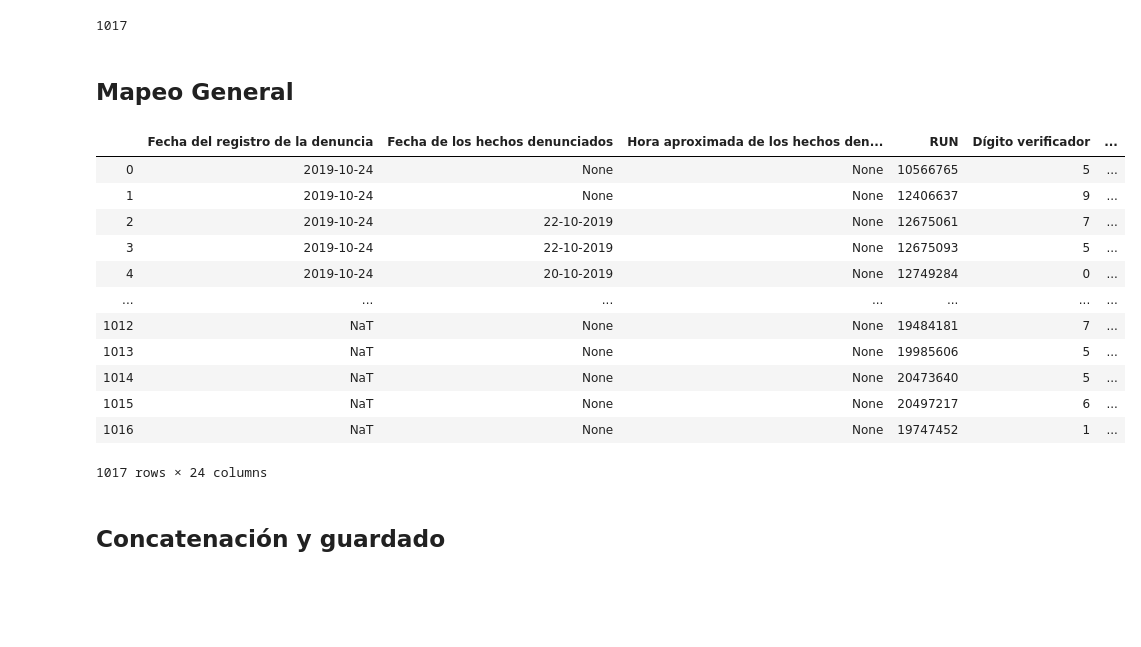
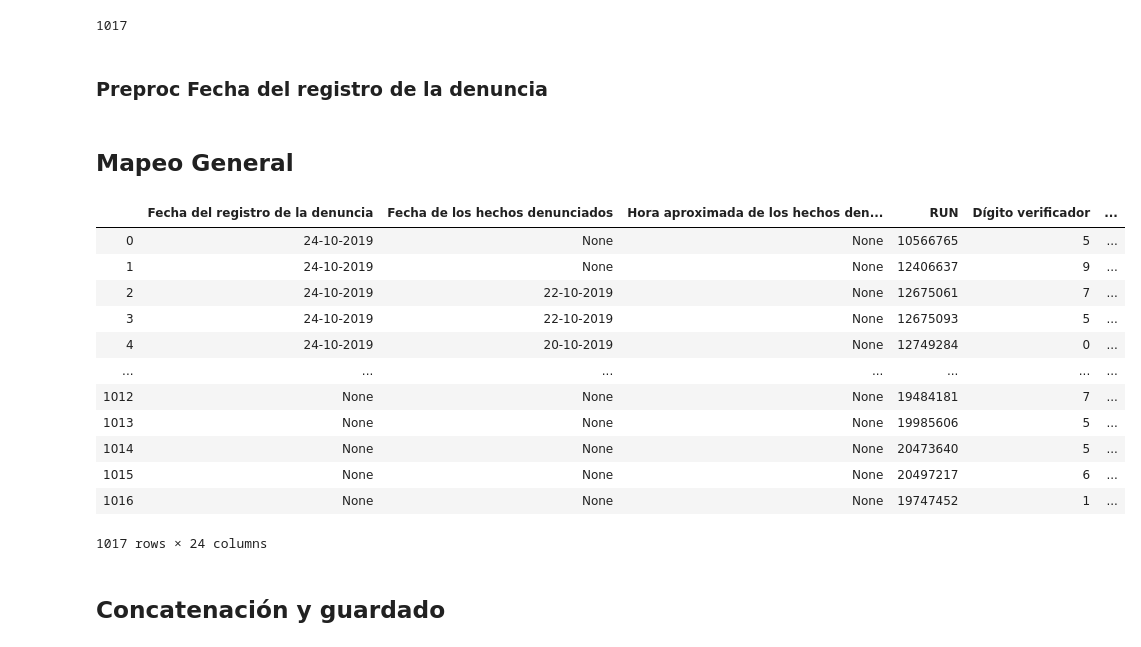
Before and after one commit to pabloBad/Informe_CIDH, a Jupyter notebook: Analisis_1.0.ipynb, the cells around one changed output. Drawn from its saved outputs; the diff is of its cells as text; code cells hidden in the pictures; blank space fills up the shorter version.

```diff
--- a/Analisis_1.0.ipynb
+++ b/Analisis_1.0.ipynb
@@ -1223,3 +1245,0 @@ for d in data_before['Fecha y hora de los hechos. Formato DD/MM/AA HH:MM']:
-# %%
-date = a
-datetime.datetime(date.year, date.month, date.day).strftime("%d-%m-%Y")
@@ -1228,7 +1248,4 @@ datetime.datetime(date.year, date.month, date.day).strftime("%d-%m-%Y")
 # %%
-import datetime
-
-
 def process_datetime(date):
 
     #date2 = date
@@ -1309,7 +1326,7 @@ def process_datetime(date):
 
                 return [
                     date_object.strftime("%d-%m-%Y"),
-                    date_object.strftime("%I:%M:%S %p")
+                    date_object.strftime("%H:%M:%S")
                 ]
 
             except Exception as e:
@@ -1346,6 +1363,27 @@ e1: list index out of range, e2: list index out of range in ['Mnuel', 'Rodrígue
 len(date_and_time_of_events)
 # %% [output]
 1017
+# %% [markdown]
+### Preproc Fecha del registro de la denuncia
+# %%
+def process_complaint_time(complaint_time):
+
+    if pd.isna(complaint_time) or pd.isnull(complaint_time):
+        return None
+
+    if complaint_time == pd.NaT:
+        return None
+
+    if isinstance(complaint_time, datetime.datetime):
+        return complaint_time.strftime("%d-%m-%Y")
+
+
+    return None
+# %%
+complaint_times = [
+    process_complaint_time(complaint_time)
+    for complaint_time in data_before['FECHA DE RECEPCIÓN DE LA DENUNCIA']
+]
 # %% [markdown]
 ## Mapeo General
 # %%
@@ -1406,7 +1444,7 @@ final_df = pd.DataFrame(
         emblematic_complaint,
         particular_situation
     ) in zip(
-             data_before['FECHA DE RECEPCIÓN DE LA DENUNCIA'],
+             complaint_times,
              date_and_time_of_events,
              processed_rut_list,
              processed_names,
@@ -1428,44 +1466,44 @@ final_df = pd.DataFrame(
 final_df.columns = [
     'Fecha del registro de la denuncia',
     'Fecha de los hechos denunciados',
     'Hora aproximada de los hechos denunciados',
     'RUN',
     'Dígito verificador',
     'Primer nombre de la víctima',
     'Otros nombres',
     'Primer apellido',
     'Segundo apellido',
     'Correo electrónico',
     'Teléfono de contacto',
     'Persona del contacto',
     'Edad ',
     'Género',
     'Lugar exacto',
     'Texto de la denuncia',
     'Denuncia',
     'Derechos vulnerados',
     'Derivado a',
     '¿Denuncia presentada?',
     'Agente del Estado involucrado',
     'Persona que catastra',
     'Especial atención ',
     'Situación de particular afectación'
 ]
 
 final_df
 # %% [output]
 |  | Fecha del registro de la denuncia | Fecha de los hechos denunciados | Hora aproximada de los hechos den... | RUN | Dígito verificador | ... |
-| 0 | 2019-10-24 | None | None | 10566765 | 5 | ... |
-| 1 | 2019-10-24 | None | None | 12406637 | 9 | ... |
-| 2 | 2019-10-24 | 22-10-2019 | None | 12675061 | 7 | ... |
-| 3 | 2019-10-24 | 22-10-2019 | None | 12675093 | 5 | ... |
-| 4 | 2019-10-24 | 20-10-2019 | None | 12749284 | 0 | ... |
+| 0 | 24-10-2019 | None | None | 10566765 | 5 | ... |
+| 1 | 24-10-2019 | None | None | 12406637 | 9 | ... |
+| 2 | 24-10-2019 | 22-10-2019 | None | 12675061 | 7 | ... |
+| 3 | 24-10-2019 | 22-10-2019 | None | 12675093 | 5 | ... |
+| 4 | 24-10-2019 | 20-10-2019 | None | 12749284 | 0 | ... |
 | ... | ... | ... | ... | ... | ... | ... |
-| 1012 | NaT | None | None | 19484181 | 7 | ... |
-| 1013 | NaT | None | None | 19985606 | 5 | ... |
-| 1014 | NaT | None | None | 20473640 | 5 | ... |
-| 1015 | NaT | None | None | 20497217 | 6 | ... |
-| 1016 | NaT | None | None | 19747452 | 1 | ... |
+| 1012 | None | None | None | 19484181 | 7 | ... |
+| 1013 | None | None | None | 19985606 | 5 | ... |
+| 1014 | None | None | None | 20473640 | 5 | ... |
+| 1015 | None | None | None | 20497217 | 6 | ... |
+| 1016 | None | None | None | 19747452 | 1 | ... |
 1017 rows × 24 columns
 # %% [markdown]
 ## Concatenación y guardado
```
Also changed, not shown: parts of 20 cells of this notebook, 6 other files.
